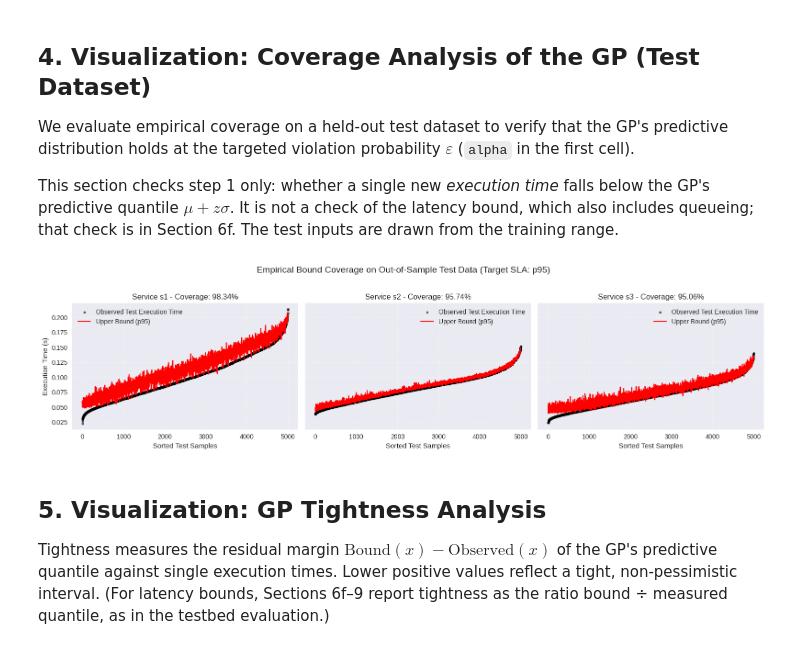
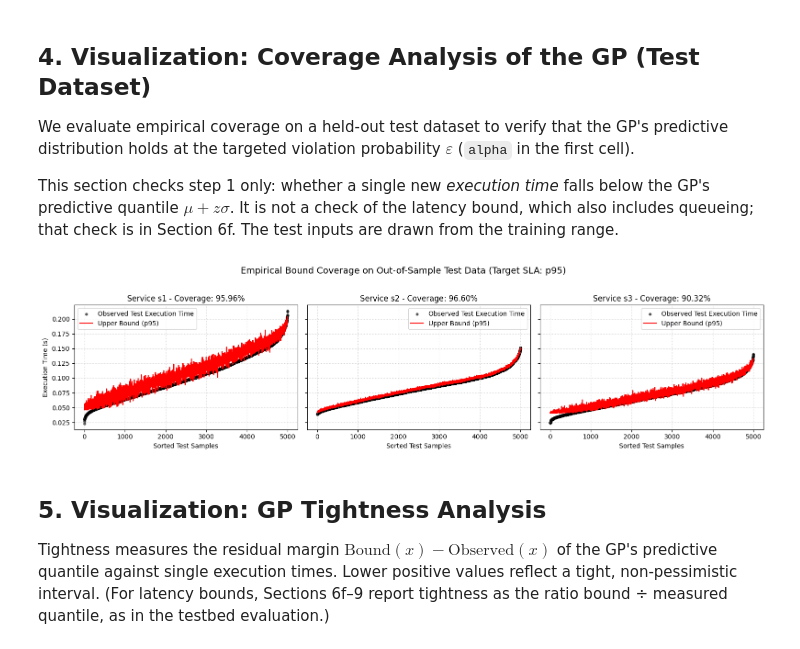
Before and after one commit to borissedlak/composable-autonomous-offerings, a Jupyter notebook: notebooks/tsc/1_method_synthetic.ipynb, the cells around one changed output. Drawn from its saved outputs; the diff is of its cells as text; code cells hidden in the pictures.

```diff
--- a/notebooks/tsc/1_method_synthetic.ipynb
+++ b/notebooks/tsc/1_method_synthetic.ipynb
@@ -96,7 +96,8 @@ items queue, above all at the first service. The training data below are single-
 time; the ground truth for latencies also includes queueing (Section 1b).
 # %%
 def true_demand(x, service_type):
-    """Simulates latency demand d(x) = f(cpu, quality, parallelism)."""
+    """Simulates latency demand d(x) = f(cpu, quality, parallelism). The parallelism is the number of workers of the
+    service; CPU is the CPU of one worker, so the parallelism does not change the execution time of an item."""
     cpu, quality, parallelism = x[:, 0], x[:, 1], x[:, 2]
     if service_type == "type_A":
         return 0.010 + 0.040 / cpu + 0.030 * (quality ** 2.0)
@@ -109,7 +110,7 @@ n_train = 50
 X_train = np.column_stack([
     np.random.uniform(0.5, 2.0, n_train),  # CPU
     np.random.uniform(0.5, 2.0, n_train),  # Quality
-    np.random.uniform(1.0, 4.0, n_train)  # Parallelism
+    np.floor(np.random.uniform(1.0, 5.0, n_train))  # Parallelism: workers of every service, 1 to 4
 ])
 
 service_names = ["s1", "s2", "s3"]
@@ -274,38 +285,38 @@ n_test = 5000
 X_test = np.column_stack([
     rng_test.uniform(0.5, 2.0, n_test),
     rng_test.uniform(0.5, 2.0, n_test),
-    rng_test.uniform(1.0, 4.0, n_test)
+    np.floor(rng_test.uniform(1.0, 5.0, n_test))
 ])
 # Test execution times per service, also used by Section 5
 y_test_dict = {s_name: true_demand(X_test, s_type) + rng_test.normal(0, noise_levels[s_name], n_test)
                for s_name, s_type in zip(service_names, service_types)}
 
 fig, axes = plt.subplots(1, 3, figsize=(16, 4), sharey=True)
 
 for ax, s_name, s_type in zip(axes, service_names, service_types):
     y_true_test = y_test_dict[s_name]
     mu_test, std_test = gp_models[s_name].predict(X_test, return_std=True)
 
     upper_bound = mu_test + (z_score * std_test)
     coverage = np.mean(y_true_test <= upper_bound) * 100
 
     sort_idx = np.argsort(y_true_test)
 
     ax.scatter(range(n_test), y_true_test[sort_idx], color='black', alpha=0.6, s=12, label="Observed Test Execution Time")
     ax.plot(range(n_test), upper_bound[sort_idx], color='red', linewidth=1.5, label=f"Upper Bound (p{p_str})")
 
     ax.set_title(f"Service {s_name} - Coverage: {coverage:.2f}%")
     ax.set_xlabel("Sorted Test Samples")
     if s_name == "s1":
         ax.set_ylabel("Execution Time (s)")
     ax.legend()
     ax.grid(True, linestyle=":", alpha=0.6)
 
 plt.suptitle(f"Empirical Bound Coverage on Out-of-Sample Test Data (Target SLA: p{p_str})", fontsize=14, y=1.03)
 plt.tight_layout()
 plt.show()
 # %% [output]
-[figure, old version]
+[figure, new version]
 # %% [markdown]
 ## 5. Visualization: GP Tightness Analysis
 
```
Also changed, not shown: parts of 25 cells of this notebook, 10 other files.
